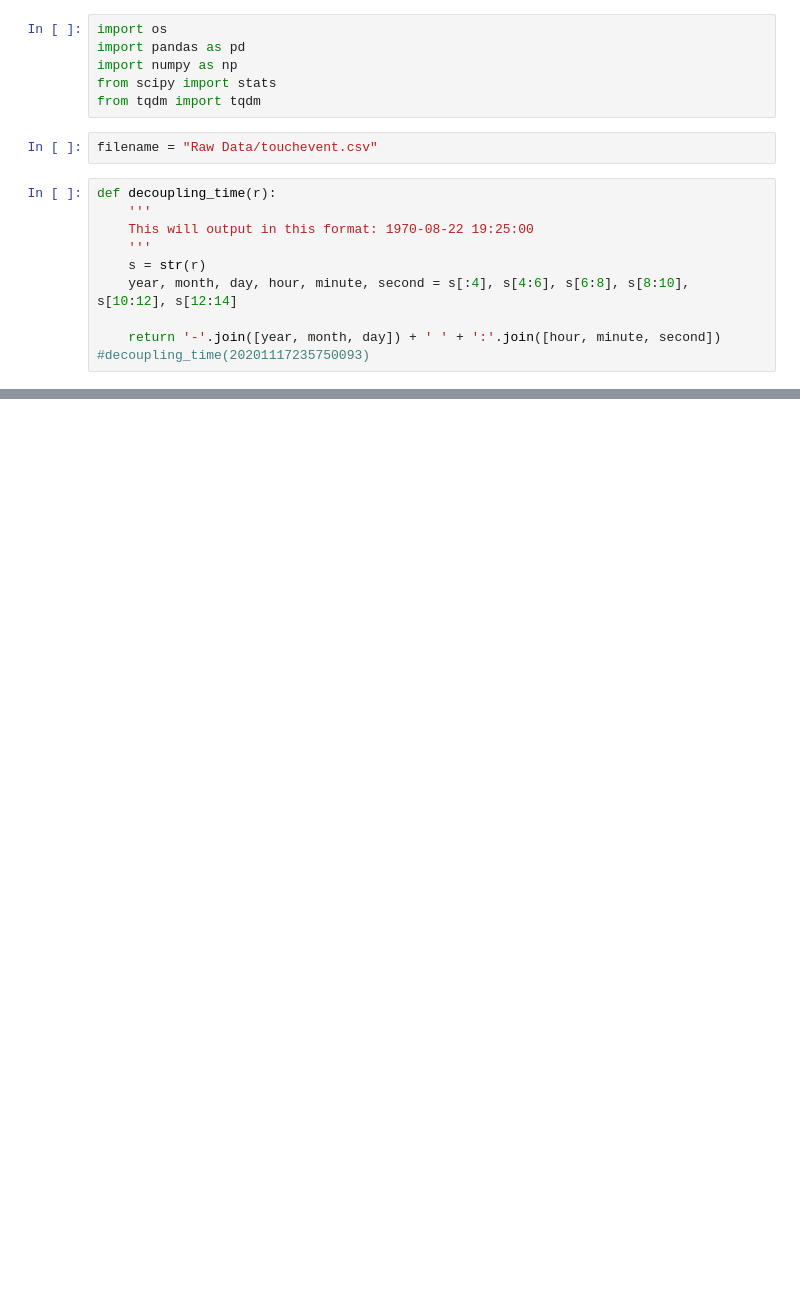
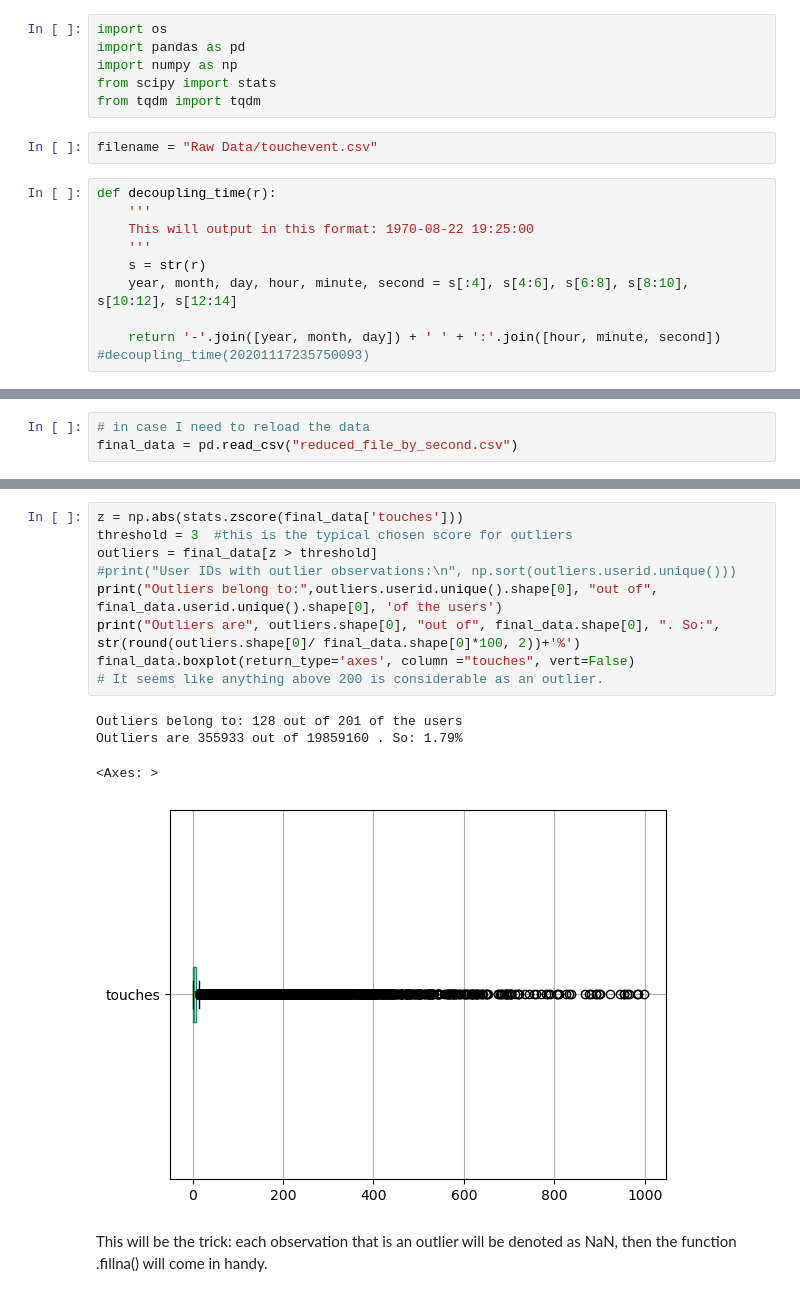
Before and after one commit to FluveFV/PhonePervasiveness, a Jupyter notebook: File_reduction.ipynb, the cells around one changed output, grey strips where cells are left out. Saved outputs shown, nothing was run; the diff lists cells and outputs as text; blank space fills up the shorter version.

```diff
--- a/File_reduction.ipynb
+++ b/File_reduction.ipynb
@@ -84,0 +80,3 @@ final_data
+# %%
+# in case I need to reload the data
+final_data = pd.read_csv("reduced_file_by_second.csv")
@@ -84,0 +96,16 @@ final_data
+# %%
+z = np.abs(stats.zscore(final_data['touches']))
+threshold = 3  #this is the typical chosen score for outliers
+outliers = final_data[z > threshold]
+#print("User IDs with outlier observations:\n", np.sort(outliers.userid.unique()))
+print("Outliers belong to:",outliers.userid.unique().shape[0], "out of", final_data.userid.unique().shape[0], 'of the users')
+print("Outliers are", outliers.shape[0], "out of", final_data.shape[0], ". So:",  str(round(outliers.shape[0]/ final_data.shape[0]*100, 2))+'%')
+final_data.boxplot(return_type='axes', column ="touches", vert=False)
+# It seems like anything above 200 is considerable as an outlier.
+# %% [output]
+Outliers belong to: 128 out of 201 of the users
+Outliers are 355933 out of 19859160 . So: 1.79%
+<Axes: >
+[figure, added]
+# %% [markdown]
+This will be the trick: each observation that is an outlier will be denoted as NaN, then the function .fillna() will come in handy.
```
Also changed, not shown: parts of 13 cells of this notebook.
